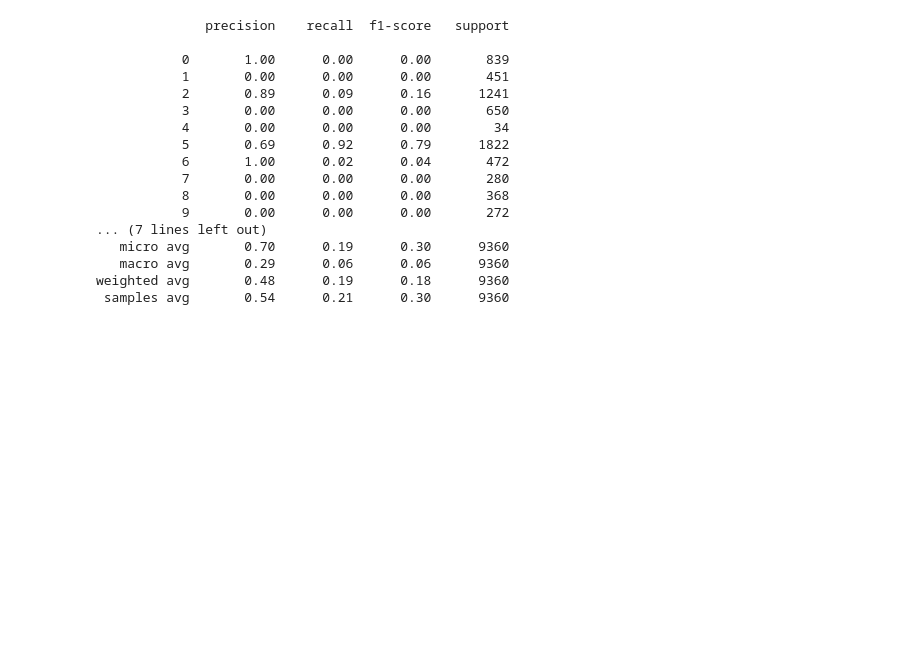
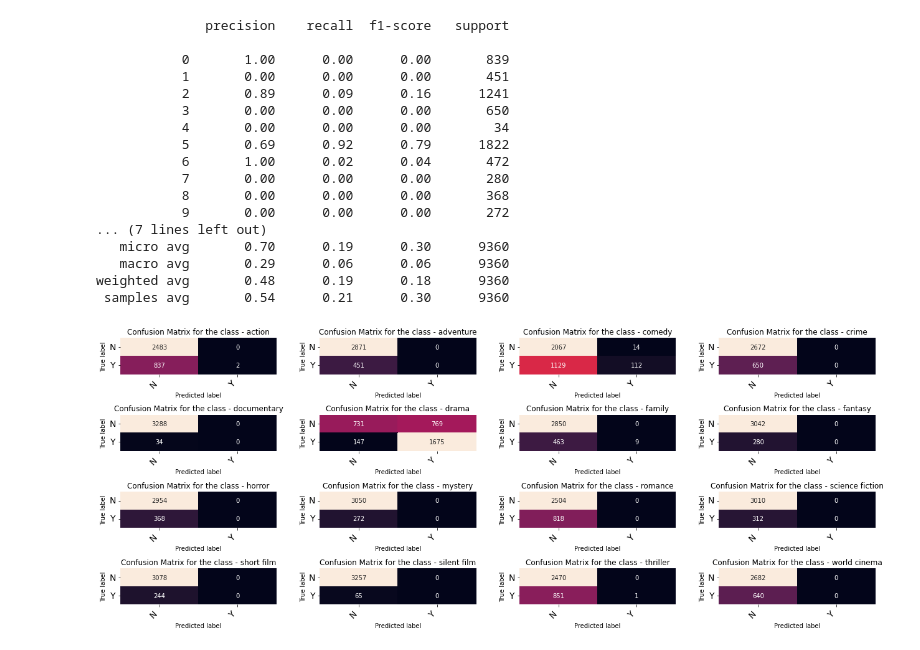
Before and after one commit to CIT-NLP/NLP-final-project, a Jupyter notebook: NaiveBayes.ipynb, the cells around one changed output. Saved outputs shown, nothing was run; the diff lists cells and outputs as text; code cells hidden in the pictures; blank space fills up the shorter version.

```diff
--- a/NaiveBayes.ipynb
+++ b/NaiveBayes.ipynb
@@ -165,11 +178,10 @@ conf = multilabel_confusion_matrix(y_test, preds)
 # turn one hot encoded vector back into original labels
 
 # make dummy array labeled with all genres
-arr = np.ones((1, y.shape[1]), dtype = int)
+arr = np.ones((1, y_train.shape[1]), dtype = int)
 
 # get genres, is 2d array so get first element
 cm_labels = mlb.inverse_transform(arr)[0]
-
 
 
 def print_confusion_matrix(confusion_matrix, axes, class_label, class_names, fontsize=14):
@@ -211,8 +207,0 @@ array([list(['action', 'adventure', 'thriller', 'horror', 'science fiction']),
-# %%
-lst = []
-
-for _, row in df.iterrows():
-  strng = " ".join(row['unigrams'])
-  lst.append(strng)
-
-lst[0]
@@ -242,0 +208,8 @@ X_test = vectorizer.transform(X_test)
+# %%
+# build lists of summaries and corresponding genres
+summ_genres = [row['genres'] for _, row in df.iterrows()]
+summaries = [" ".join(row['unigrams']) for _, row in df.iterrows()]
+
+print(len(summaries))
+print(len(summaries) == len(summ_genres))
+summaries[0]
@@ -242,0 +224,15 @@ X_test = vectorizer.transform(X_test)
+# %%
+# train-test split
+X_train, X_test, y_train, y_test = train_test_split(summaries, summ_genres, test_size=0.2, random_state=123)
+
+# bag of words vectorization
+vectorizer = TfidfVectorizer()
+X_train = vectorizer.fit_transform(X_train)
+X_test = vectorizer.transform(X_test)
+
+# Create MultiLabelBinarizer object
+mlb = MultiLabelBinarizer()
+
+# One-hot encode data
+y_train = mlb.fit_transform(y_train)
+y_test = mlb.transform(y_test)
@@ -292,3 +315,16 @@ print(classification_report(y_test,preds))
    macro avg       0.29      0.06      0.06      9360
 weighted avg       0.48      0.19      0.18      9360
  samples avg       0.54      0.21      0.30      9360
+# %%
+# confusion matrix
+conf = multilabel_confusion_matrix(y_test, preds)
+
+fig, ax = plt.subplots(4, 4, figsize=(18, 7))
+
+for axes, cfs_matrix, label in zip(ax.flatten(), conf, cm_labels):
+    print_confusion_matrix(cfs_matrix, axes, label, ["N", "Y"])
+
+fig.tight_layout()
+plt.show()
+# %% [output]
+[figure, added]
```
Also changed, not shown: parts of 19 cells of this notebook.
